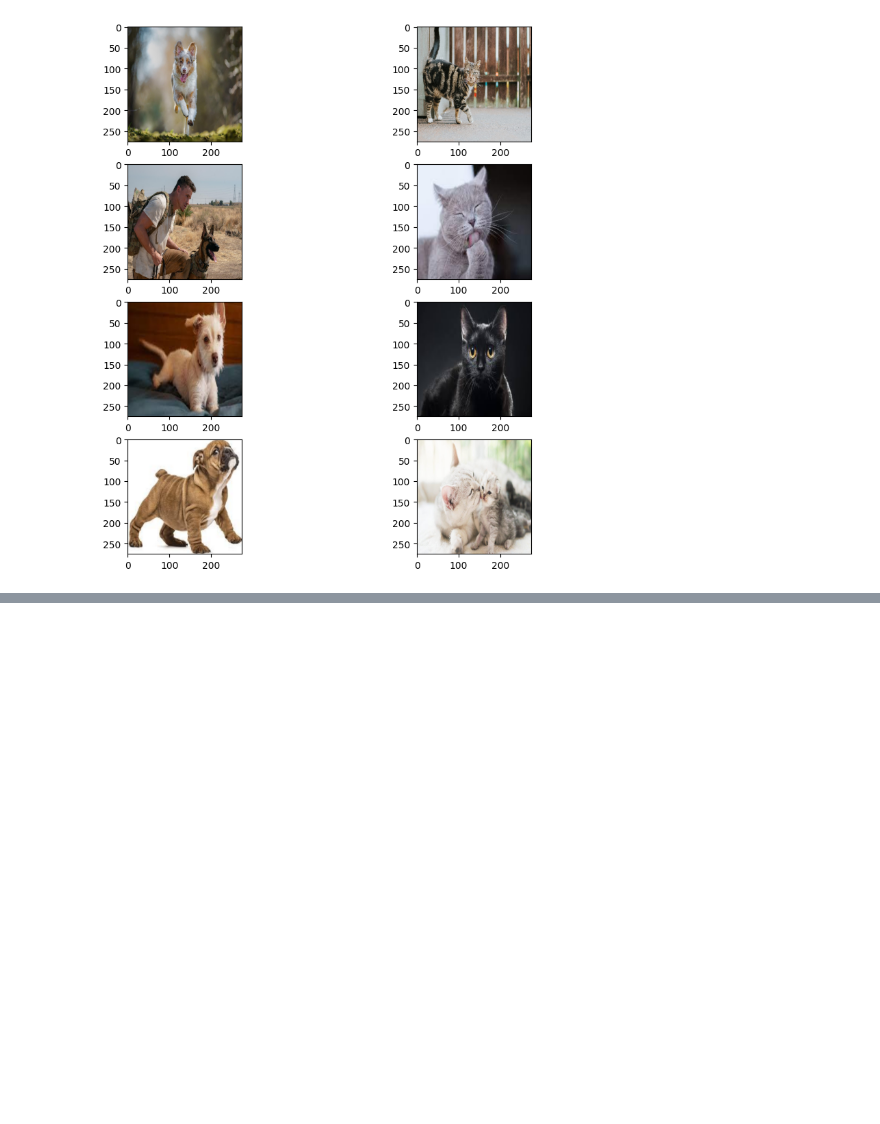
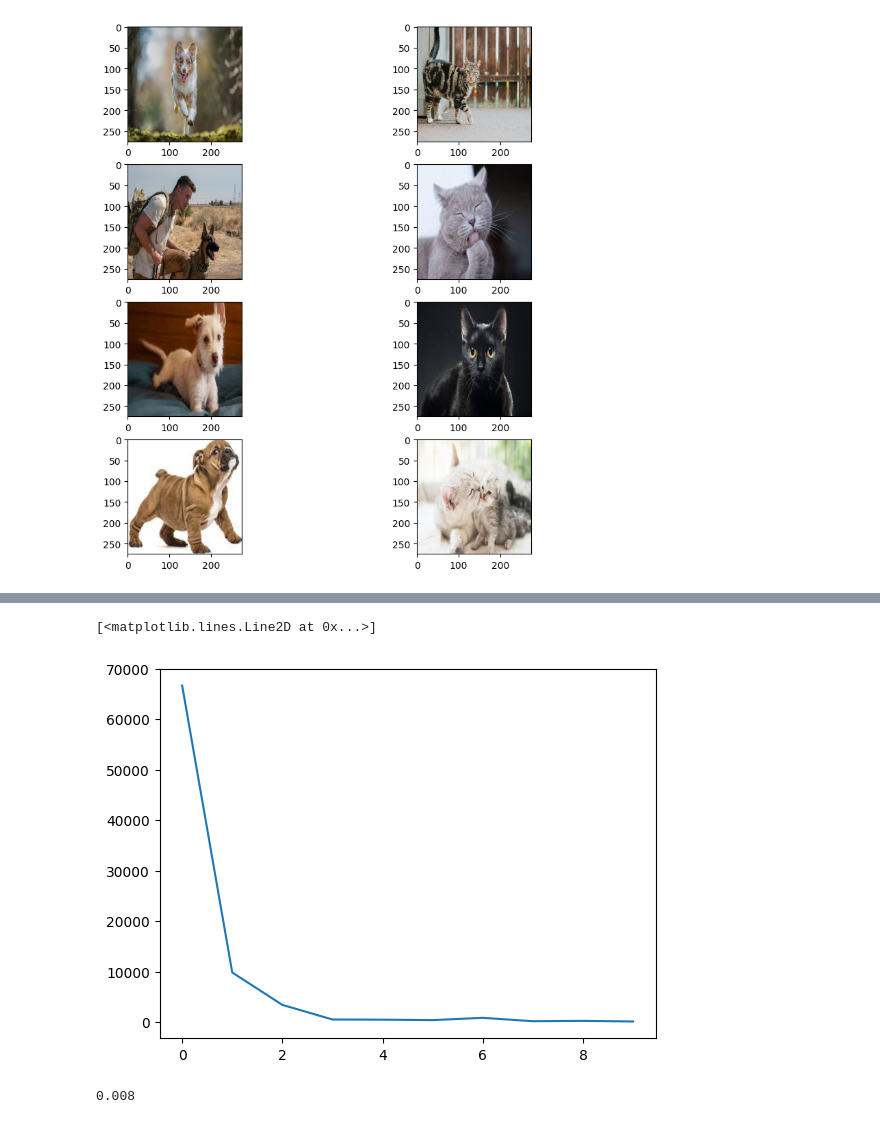
Before and after one commit to Adithyan-mp/Cat_vs_Dog, a Jupyter notebook: prog.ipynb, the cells around one changed output, grey strips where cells are left out. Cells and saved outputs as stored; diff of their text form; code cells hidden in the pictures; blank space fills up the shorter version.

```diff
--- a/prog.ipynb
+++ b/prog.ipynb
@@ -36,0 +79,14 @@ plt.show()
+# %%
+input_size=(275,275,3)
+
+model=Sequential([
+    Flatten(input_shape=input_size),
+    Dense(units=275,activation='relu',name='layer_1'),
+    Dense(units=168,activation='relu',name='layer_2'),
+    Dense(units=84,activation='relu',name='layer_3'),
+    Dense(units=42,activation='relu',name='layer_4'),
+    Dense(units=21,activation='relu',name='laye_5'),
+    Dense(units=1,activation='linear',name='layer_6')
+],name='model_1')
+
+model.summary()
@@ -36,0 +115,5 @@ plt.show()
+# %%
+model.compile(loss=BinaryCrossentropy(from_logits=True),
+              optimizer=Adam(8e-3))
+
+history=model.fit(train_datagen,epochs=10)
@@ -36,0 +141,5 @@ plt.show()
+# %%
+plt.plot(history.history['loss'], label='Training Loss')
+# %% [output]
+[<matplotlib.lines.Line2D at 0x...>]
+[figure, added]
@@ -36,0 +149,4 @@ plt.show()
+# %%
+lr
+# %% [output]
+0.008
```
Also changed, not shown: parts of 5 cells of this notebook.
